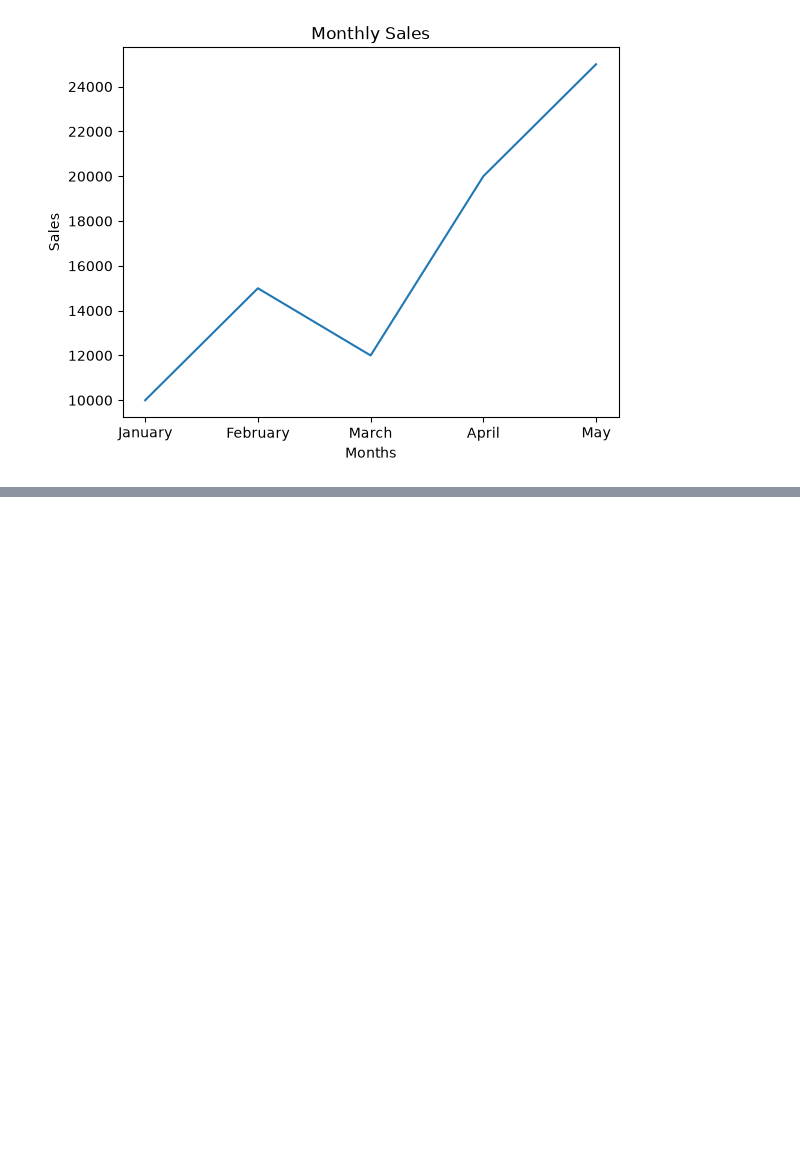
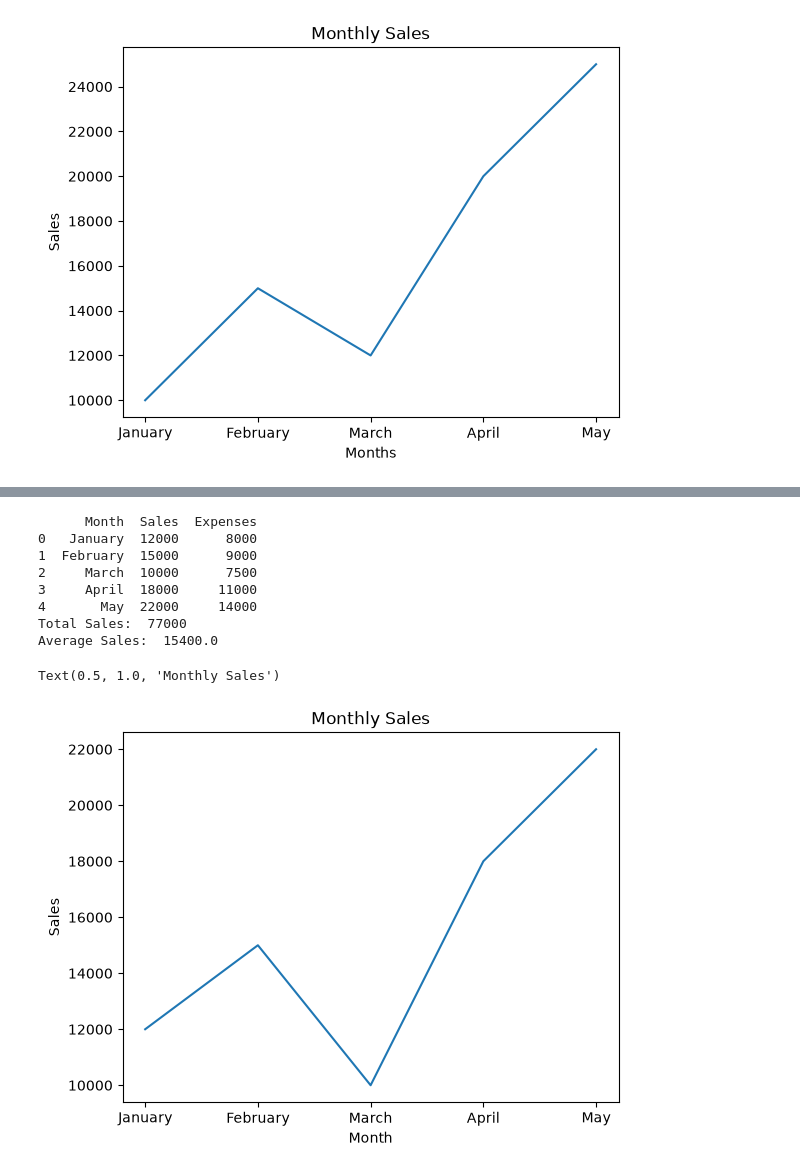
Before and after one commit to natendetei/pythonbasics, a Jupyter notebook: matplot.ipynb, the cells around one changed output, grey strips where cells are left out. Cells and saved outputs as stored; diff of their text form; code cells hidden in the pictures; blank space fills up the shorter version.

Commit message:
Matplot

```diff
--- a/matplot.ipynb
+++ b/matplot.ipynb
@@ -51,0 +66,28 @@ Text(0, 0.5, 'Sales')
+# %%
+import pandas as pd
+import matplotlib.pyplot as plt
+
+employee_datas = {
+    "Month":["January","February","March","April","May"],
+    "Sales":[12000,15000,10000,18000,22000],
+    "Expenses":[8000,9000,7500,11000,14000]
+}
+employees = pd.DataFrame(employee_datas)
+print(employees)
+print("Total Sales: ",employees["Sales"].sum())
+print("Average Sales: ",employees["Sales"].mean())
+plt.plot(employees["Month"],employees["Sales"])
+plt.xlabel("Month")
+plt.ylabel("Sales")
+plt.title("Monthly Sales")
+# %% [output]
+      Month  Sales  Expenses
+0   January  12000      8000
+1  February  15000      9000
+2     March  10000      7500
+3     April  18000     11000
+4       May  22000     14000
+Total Sales:  77000
+Average Sales:  15400.0
+Text(0.5, 1.0, 'Monthly Sales')
+[figure, added]
```
Also changed, not shown: parts of 2 cells of this notebook, 1 other file.
